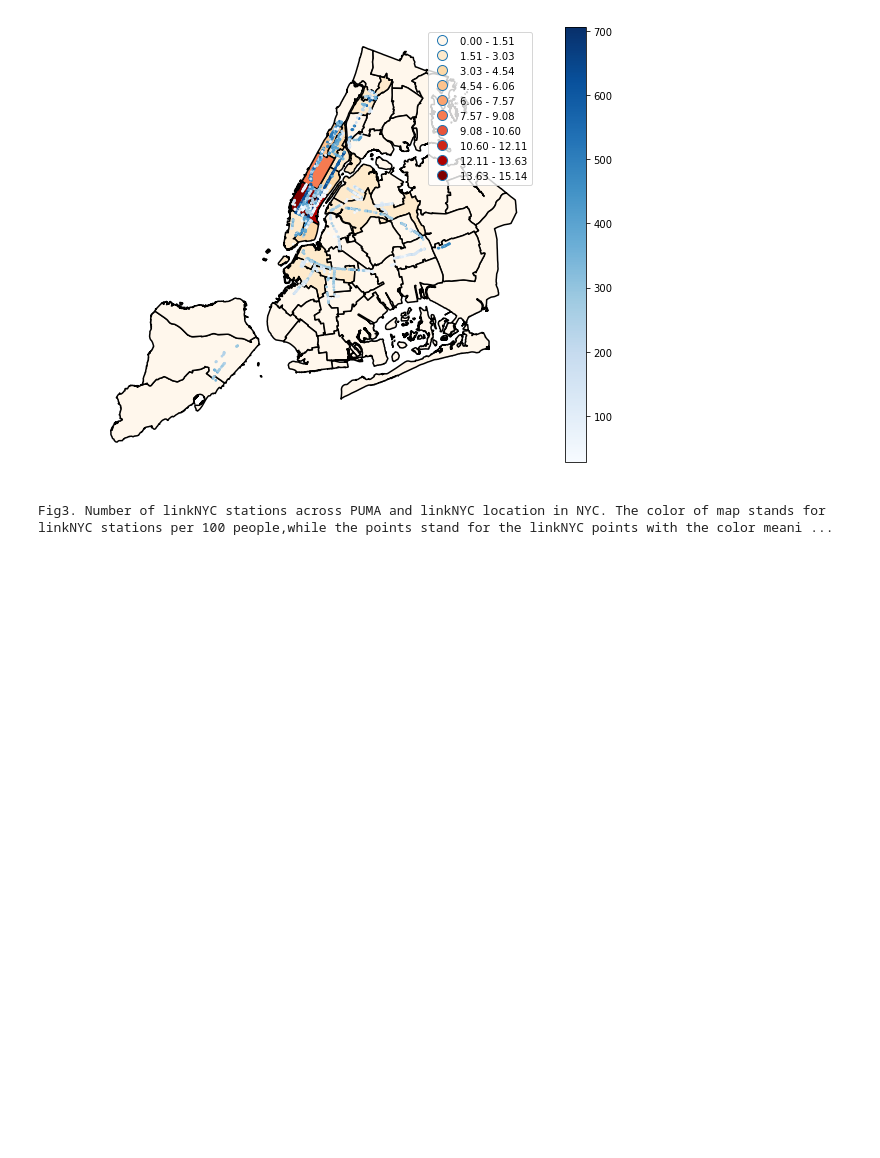
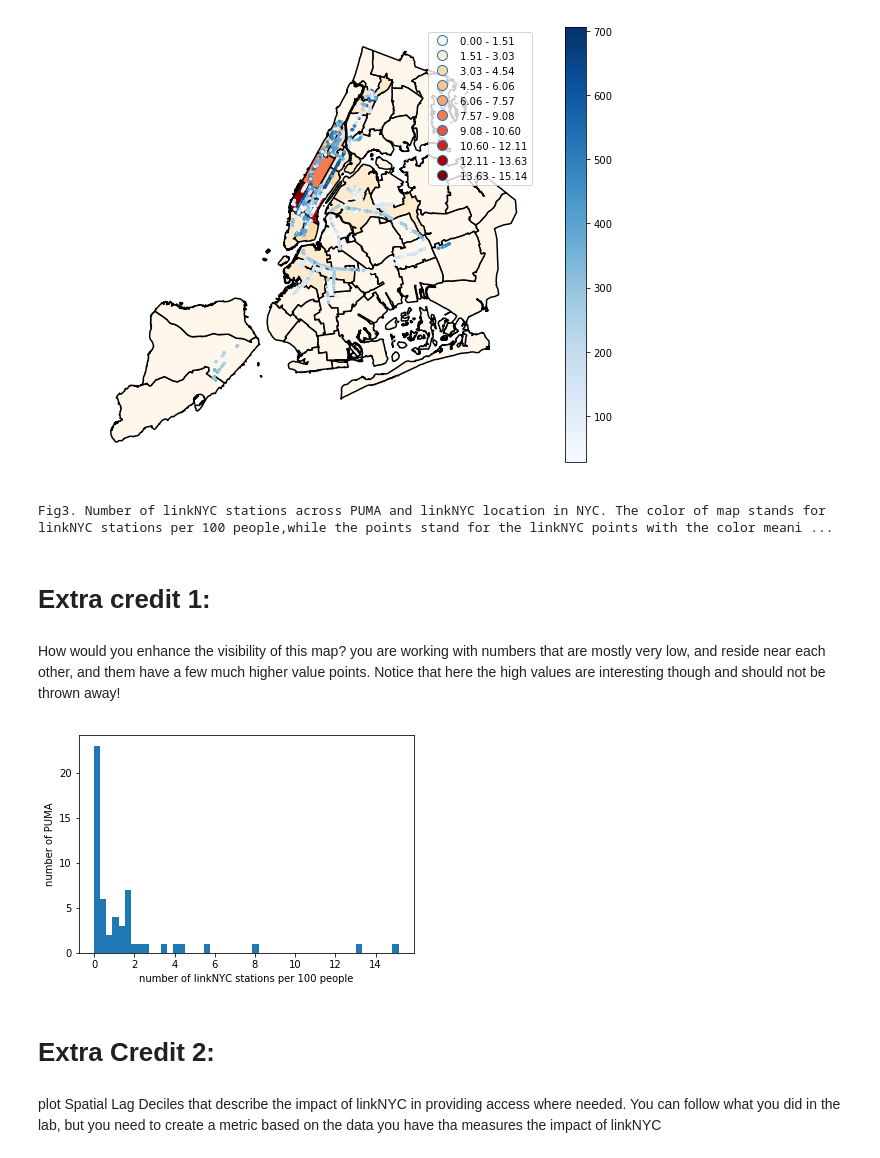
Before and after one commit to picniclin/PUI2017_yl5240, a Jupyter notebook: HW9_yl5240/HW9_yl5240.ipynb, the cells around one changed output. Cells and saved outputs as stored; diff of their text form; code cells hidden in the pictures; blank space fills up the shorter version.

```diff
--- a/HW9_yl5240/HW9_yl5240.ipynb
+++ b/HW9_yl5240/HW9_yl5240.ipynb
@@ -629,3 +629,18 @@ while the points stand for the linkNYC points with the color meaning the install
 # %% [output]
 [figure]
 Fig3. Number of linkNYC stations across PUMA and linkNYC location in NYC. The color of map stands for linkNYC stations per 100 people,while the points stand for the linkNYC points with the color meani ...
+# %% [markdown]
+# Extra credit 1:
+# %% [markdown]
+How would you enhance the visibility of this map? you are working with numbers that are mostly very low, and reside near each other, and them have a few much higher value points. Notice that here the high values are interesting though and should not be thrown away!
+# %%
+plt.hist(pumashplc.linkNYCp100p, bins = 50)
+plt.xlabel('number of linkNYC stations per 100 people')
+plt.ylabel('number of PUMA')
+plt.show()
+# %% [output]
+[figure, added]
+# %% [markdown]
+# Extra Credit 2:
+# %% [markdown]
+plot Spatial Lag Deciles that describe the impact of linkNYC in providing access where needed. You can follow what you did in the lab, but you need to create a metric based on the data you have tha measures the impact of linkNYC
```
Also changed, not shown: parts of 1 cell of this notebook.
